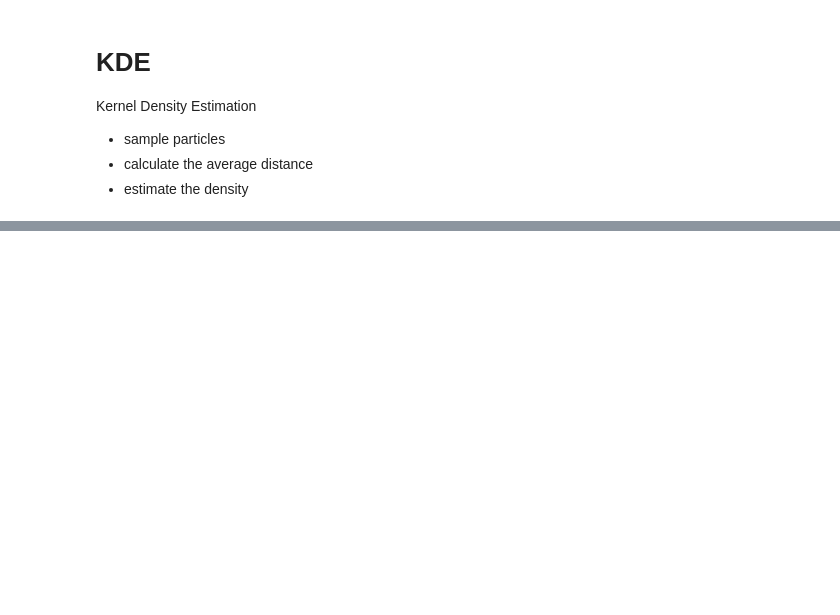
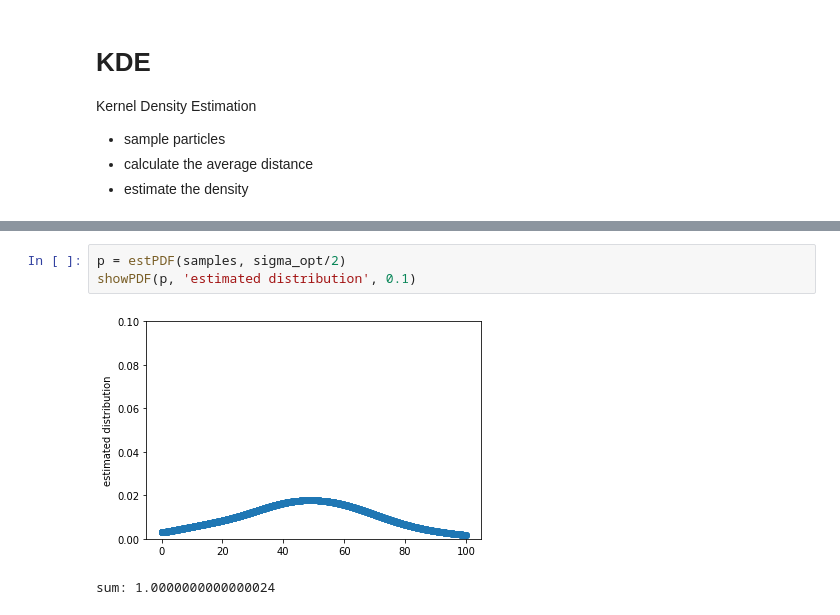
Before and after one commit to tidota/misc-code, a Jupyter notebook: snippets/python/fracexp/kde.ipynb, the cells around one changed output, grey strips where cells are left out. Saved outputs shown, nothing was run; the diff lists cells and outputs as text; blank space fills up the shorter version.

```diff
--- a/snippets/python/fracexp/kde.ipynb
+++ b/snippets/python/fracexp/kde.ipynb
@@ -91,0 +113,6 @@ plt.hist(samples, bins=20)
+# %%
+p = estPDF(samples, sigma_opt/2)
+showPDF(p, 'estimated distribution', 0.1)
+# %% [output]
+[figure, added]
+sum: 1.0000000000000024
```
Also changed, not shown: parts of 21 cells of this notebook.
